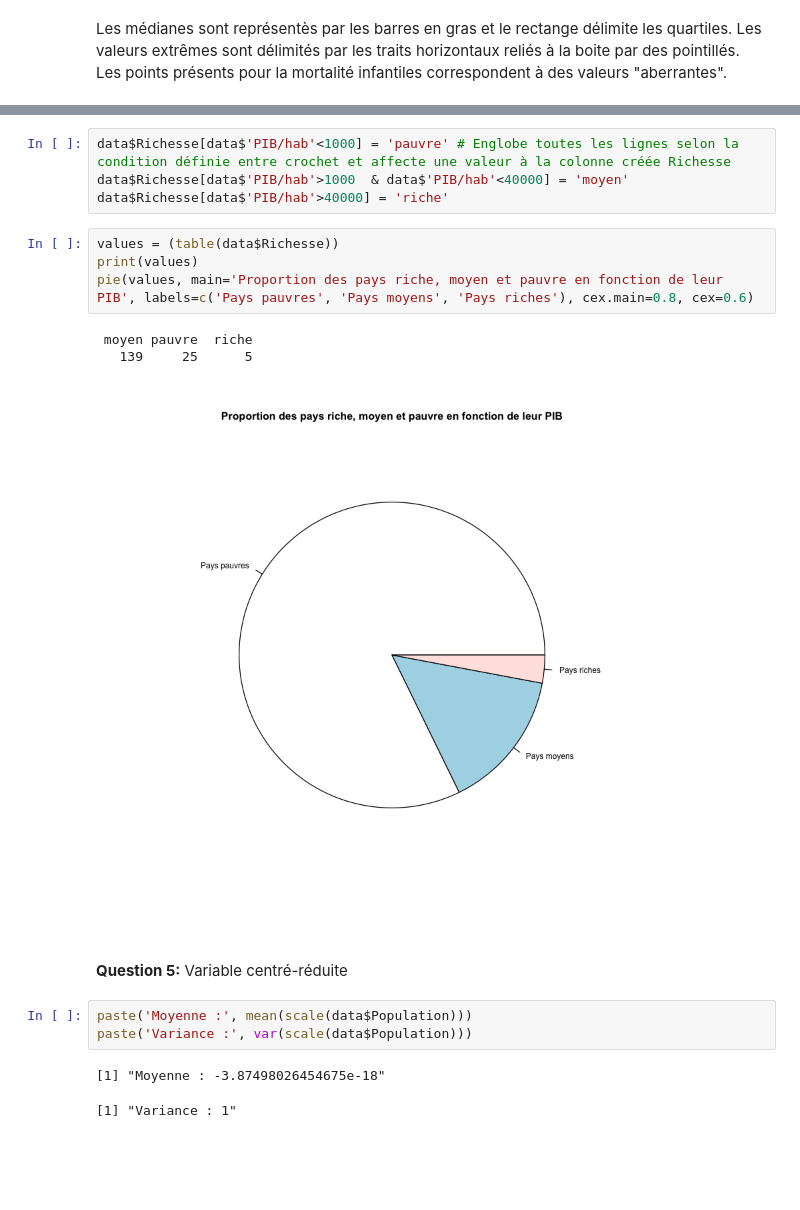
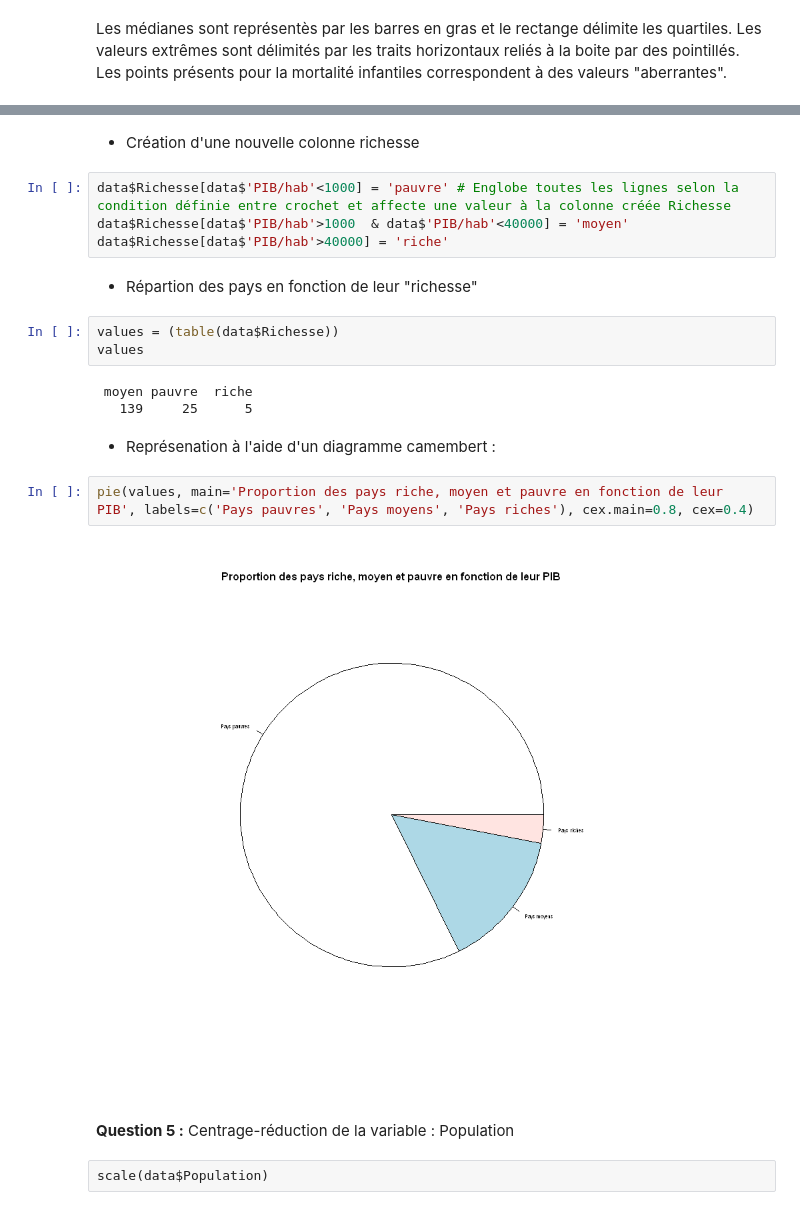
Before and after one commit to lbonnetain/MSI, a Jupyter notebook: TPmaison.ipynb, the cells around one changed output, grey strips where cells are left out. Saved outputs shown, nothing was run; the diff lists cells and outputs as text; blank space fills up the shorter version.

```diff
--- a/TPmaison.ipynb
+++ b/TPmaison.ipynb
@@ -239,20 +292,24 @@ Les médianes sont représentès par les barres en gras et le rectange délimite
+# %% [markdown]
+* Création d'une nouvelle colonne richesse
 # %%
 data$Richesse[data$'PIB/hab'<1000] = 'pauvre' # Englobe toutes les lignes selon la condition définie entre crochet et affecte une valeur à la colonne créée Richesse
 data$Richesse[data$'PIB/hab'>1000  & data$'PIB/hab'<40000] = 'moyen'
 data$Richesse[data$'PIB/hab'>40000] = 'riche'
+# %% [markdown]
+* Répartion des pays en fonction de leur "richesse"
+# %%
+values = (table(data$Richesse))
+values
+# %% [output]
+ moyen pauvre  riche
+   139     25      5
+# %% [markdown]
+* Représenation à l'aide d'un diagramme camembert :
 # %%
-values = (table(data$Richesse))
-print(values)
-pie(values, main='Proportion des pays riche, moyen et pauvre en fonction de leur PIB', labels=c('Pays pauvres', 'Pays moyens', 'Pays riches'), cex.main=0.8, cex=0.6)
+pie(values, main='Proportion des pays riche, moyen et pauvre en fonction de leur PIB', labels=c('Pays pauvres', 'Pays moyens', 'Pays riches'), cex.main=0.8, cex=0.4)
 # %% [output]
- moyen pauvre  riche
-   139     25      5
-[figure, old version]
+[figure, new version]
-# %% [markdown]
-**Question 5:** Variable centré-réduite
-# %%
-paste('Moyenne :', mean(scale(data$Population)))
-paste('Variance :', var(scale(data$Population)))
-# %% [output]
-[1] "Moyenne : -3.87498026454675e-18"
-[1] "Variance : 1"
+# %% [markdown]
+**Question 5 :** Centrage-réduction de la variable : Population
+# %% [raw]
+scale(data$Population)
```
Also changed, not shown: parts of 96 cells of this notebook.
